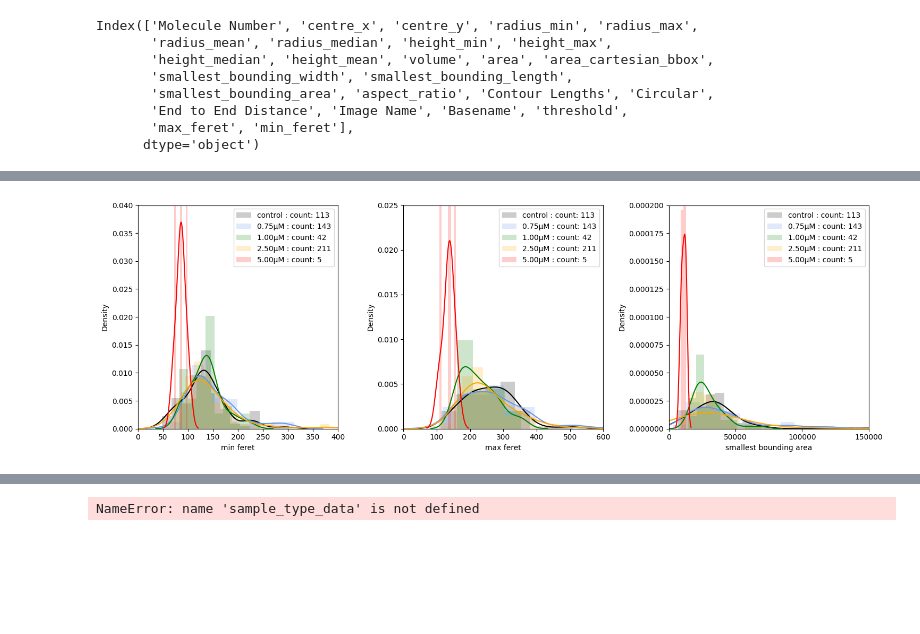
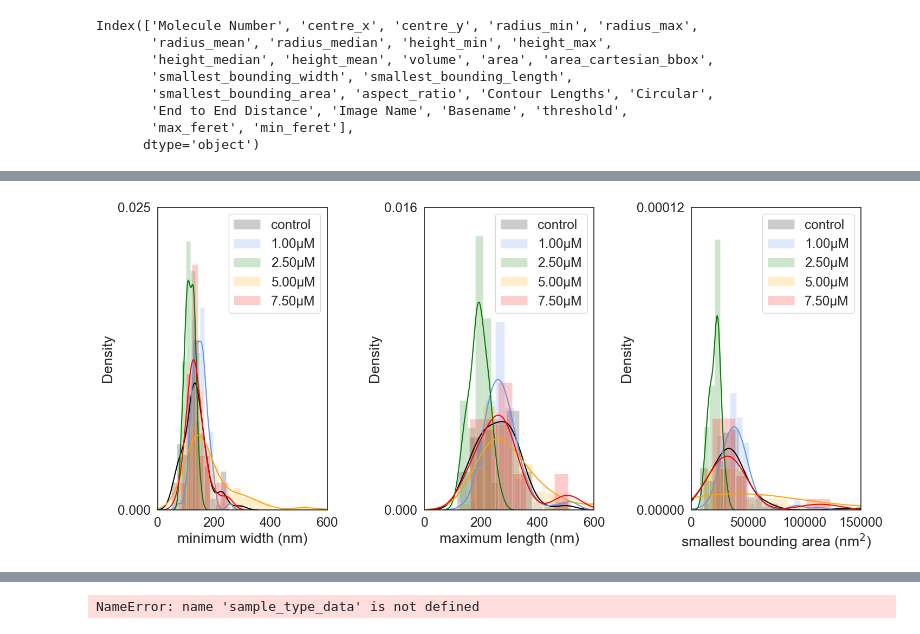
Before and after one commit to AFM-SPM/TriplatinNC, a Jupyter notebook: graphs.ipynb, the cells around one changed output, grey strips where cells are left out. Drawn from its saved outputs; the diff is of its cells as text; code cells hidden in the pictures; blank space fills up the shorter version.

Commit message:
Increase fontsize, change axes ticks, remove count

```diff
--- a/graphs.ipynb
+++ b/graphs.ipynb
@@ -61,7 +61,11 @@ Index(['Molecule Number', 'centre_x', 'centre_y', 'radius_min', 'radius_max',
        'max_feret', 'min_feret'],
       dtype='object')
 # %%
+# from pprint import pprint
+
 # Manual plotting
+
+sns.set_theme(style="white", palette=None, font_scale=1.6)
 def plot_single_sample(sample_type, stat_keys, plot_labels, sample_label=None, color=None):
 
     legend_label = sample_type if sample_label is None else sample_label
@@ -72,32 +76,46 @@ def plot_single_sample(sample_type, stat_keys, plot_labels, sample_label=None, c
     for index, stat in enumerate(stat_keys):
         stat_df = df[df[stat] != np.inf]
         sample_size = len(stat_df.index)
-        sns.distplot(stat_df[stat], label=f'{legend_label} : count: {sample_size}', ax=ax[index], color=color, hist_kws=dict(alpha=0.2))
+        # sns.distplot(stat_df[stat], label=f'{legend_label} : count: {sample_size}', ax=ax[index], color=color, hist_kws=dict(alpha=0.2))
+        sns.distplot(stat_df[stat], label=f'{legend_label}', ax=ax[index], color=color, hist_kws=dict(alpha=0.2))
 
         if stat == 'min_feret':
-            ax[index].set_xlim(0, 400)
-            ax[index].set_ylim(0, 0.04)
+            # Both
+            ax[index].set_xlim(0, 600)
+            # N3TriplatinNC
+            # ax[index].set_ylim(0, 0.04)
+            # TriplatinNC
+            ax[index].set_ylim(0, 0.025)
+
         elif stat == 'max_feret':
+            # Both
             ax[index].set_xlim(0, 600)
-            ax[index].set_ylim(0, 0.025)
-        # elif stat == 'area':
-        #     ax[index].set_xlim(0, 30000)
-        # elif stat == 'feret_ratio':
-        #     ax[index].set_xlim(0, 7)
+            # N3TriplatinNC
+            # ax[index].set_ylim(0, 0.025)
+            # TriplatinNC
+            ax[index].set_ylim(0, 0.015)
+
         elif stat == 'smallest_bounding_area':
-            pass
+            # Both
             ax[index].set_xlim(0, 150000)
-            ax[index].set_ylim(0, 0.0002)
-            plt.locator_params(axis='x', nbins=4)
-        # elif stat == 'volume':
-        #     pass
-        #     ax[index].set_xlim(0, 30000)
-        #     ax[index].set_ylim(0, 0.003)
-        # ax[index].set_xlabel('Bounding area size')
-        # ax[index].set_ylabel('Frequency')
+            # N3TriplatinNC
+            # ax[index].set_ylim(0, 0.0002)
+            # TriplatinNC
+            ax[index].set_ylim(0, 0.00012)
+
+
+        # Get first and last y tick labels
+        yticks = ax[index].get_yticklabels()
+        # print(f'yticks: {yticks}')
+        first_tick = yticks[0]._text
+        last_tick = yticks[-1]._text
+        # print(first_tick)
+        # print(last_tick)
+        ax[index].set_yticks([float(first_tick), float(last_tick)])
+        ax[index].set_yticklabels([first_tick, last_tick])
+
         ax[index].legend()
         ax[index].set_xlabel(plot_labels[index])
-        # ax[index].set_title(labels[index])
 
 # stat_keys = ['min_feret', 'max_feret', 'area', 'feret_ratio', 'smallest_bounding_area']
 # stat_keys = ['min_feret', 'max_feret', 'smallest_bounding_area', 'volume']
@@ -105,29 +123,26 @@ def plot_single_sample(sample_type, stat_keys, plot_labels, sample_label=None, c
 # stat_keys = ['smallest_bounding_area', 'volume']
 # labels = ['footprint area', 'volume']
 stat_keys = ['min_feret', 'max_feret', 'smallest_bounding_area']
-plot_labels = ['min feret', 'max feret', 'smallest bounding area']
-fig, ax = plt.subplots(1, len(stat_keys), figsize=(15, 5))
-# Thin comparison plots
-# fig, ax = plt.subplots(1, len(stat_keys), figsize=(10, 5))
-
+plot_labels = ['minimum width (nm)', 'maximum length (nm)', 'smallest bounding area (nm$^2$)']
+fig, ax = plt.subplots(1, len(stat_keys), figsize=(15, 7))
 
 # plot_single_sample(sample_type='A0', color='black', sample_label='control', stat_keys=stat_keys, plot_labels=plot_labels)
 # plot_single_sample(sample_type='A1', color='cornflowerblue', sample_label='0.75μM', stat_keys=stat_keys, plot_labels=plot_labels)
 
 # -- NtriplatinNC --
-# plot_single_sample(sample_type='A0', color='black', sample_label='control', stat_keys=stat_keys, plot_labels=plot_labels)
-# plot_single_sample(sample_type='B1', color='cornflowerblue', sample_label='1.00μM',stat_keys=stat_keys, plot_labels=plot_labels)
-# plot_single_sample(sample_type='B2', color='green', sample_label='2.50μM', stat_keys=stat_keys, plot_labels=plot_labels)
-# plot_single_sample(sample_type='B3', color='orange', sample_label='5.00μM', stat_keys=stat_keys, plot_labels=plot_labels)
-# plot_single_sample(sample_type='B4', color='red', sample_label='7.50μM', stat_keys=stat_keys, plot_labels=plot_labels)
+plot_single_sample(sample_type='A0', color='black', sample_label='control', stat_keys=stat_keys, plot_labels=plot_labels)
+plot_single_sample(sample_type='B1', color='cornflowerblue', sample_label='1.00μM',stat_keys=stat_keys, plot_labels=plot_labels)
+plot_single_sample(sample_type='B2', color='green', sample_label='2.50μM', stat_keys=stat_keys, plot_labels=plot_labels)
+plot_single_sample(sample_type='B3', color='orange', sample_label='5.00μM', stat_keys=stat_keys, plot_labels=plot_labels)
+plot_single_sample(sample_type='B4', color='red', sample_label='7.50μM', stat_keys=stat_keys, plot_labels=plot_labels)
 
 # -- N3triplatinNC --
 
-plot_single_sample(sample_type='A0', color='black', sample_label='control', stat_keys=stat_keys, plot_labels=plot_labels)
-plot_single_sample(sample_type='A1', color='cornflowerblue', sample_label='0.75μM', stat_keys=stat_keys, plot_labels=plot_labels)
-plot_single_sample(sample_type='A2', color='green', sample_label='1.00μM', stat_keys=stat_keys, plot_labels=plot_labels)
-plot_single_sample(sample_type='A3', color='orange', sample_label='2.50μM', stat_keys=stat_keys, plot_labels=plot_labels)
-plot_single_sample(sample_type='A4', color='red', sample_label='5.00μM', stat_keys=stat_keys, plot_labels=plot_labels)
+# plot_single_sample(sample_type='A0', color='black', sample_label='control', stat_keys=stat_keys, plot_labels=plot_labels)
+# plot_single_sample(sample_type='A1', color='cornflowerblue', sample_label='0.75μM', stat_keys=stat_keys, plot_labels=plot_labels)
+# plot_single_sample(sample_type='A2', color='green', sample_label='1.00μM', stat_keys=stat_keys, plot_labels=plot_labels)
+# plot_single_sample(sample_type='A3', color='orange', sample_label='2.50μM', stat_keys=stat_keys, plot_labels=plot_labels)
+# plot_single_sample(sample_type='A4', color='red', sample_label='5.00μM', stat_keys=stat_keys, plot_labels=plot_labels)
 
 # plot_single_sample(sample_type='A4', color='black', stat_keys=stat_keys, labels=labels)
 # plot_single_sample(sample_type='B4', color='dimgray', stat_keys=stat_keys, labels=labels)
@@ -166,4 +181,4 @@ https://gist.github.com/mwaskom/de44147ed2974457ad6372750bbe5751
-[figure, old version]
+[figure, new version]
 # %%
 # Plot comparison grid
 
```
Also changed, not shown: parts of 2 cells of this notebook.
